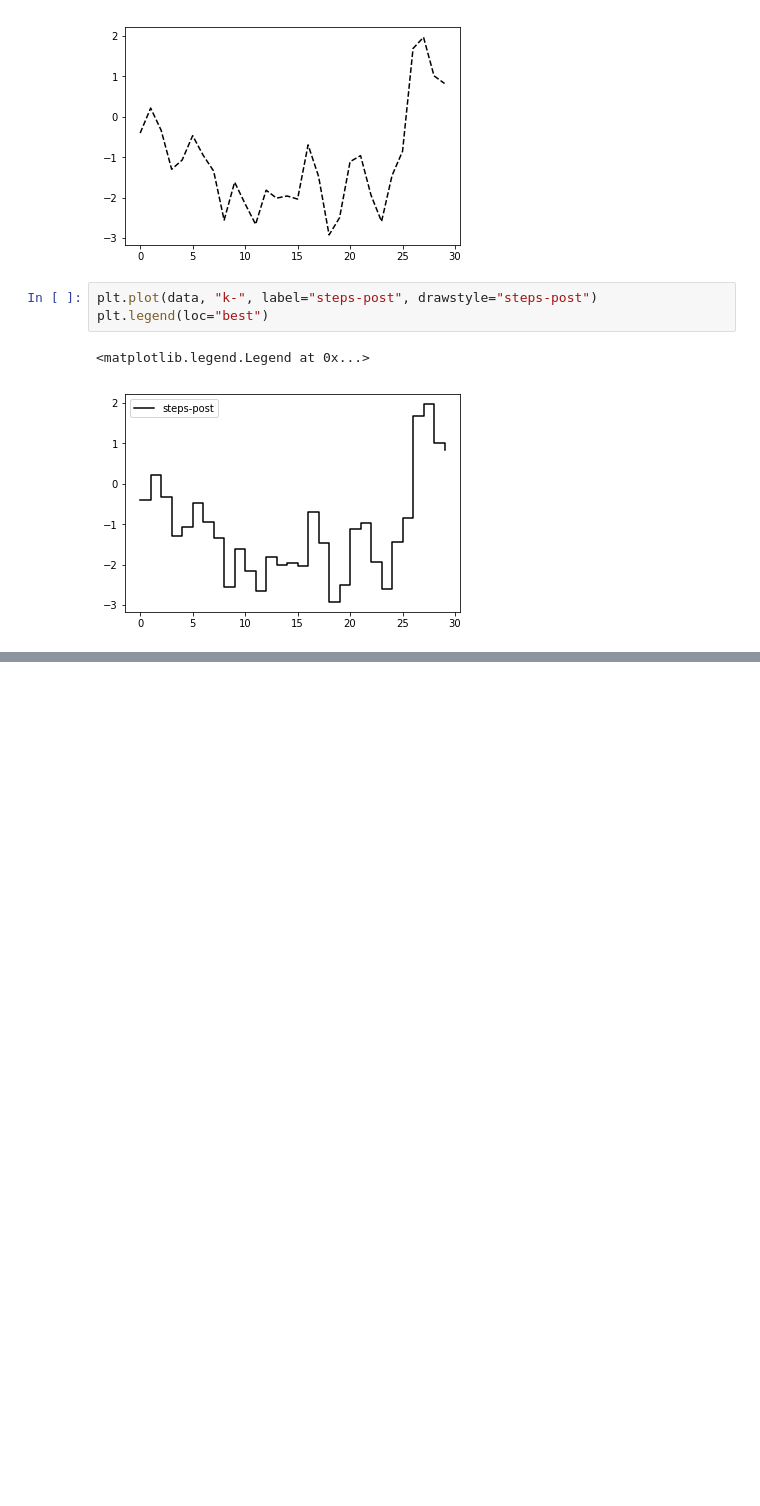
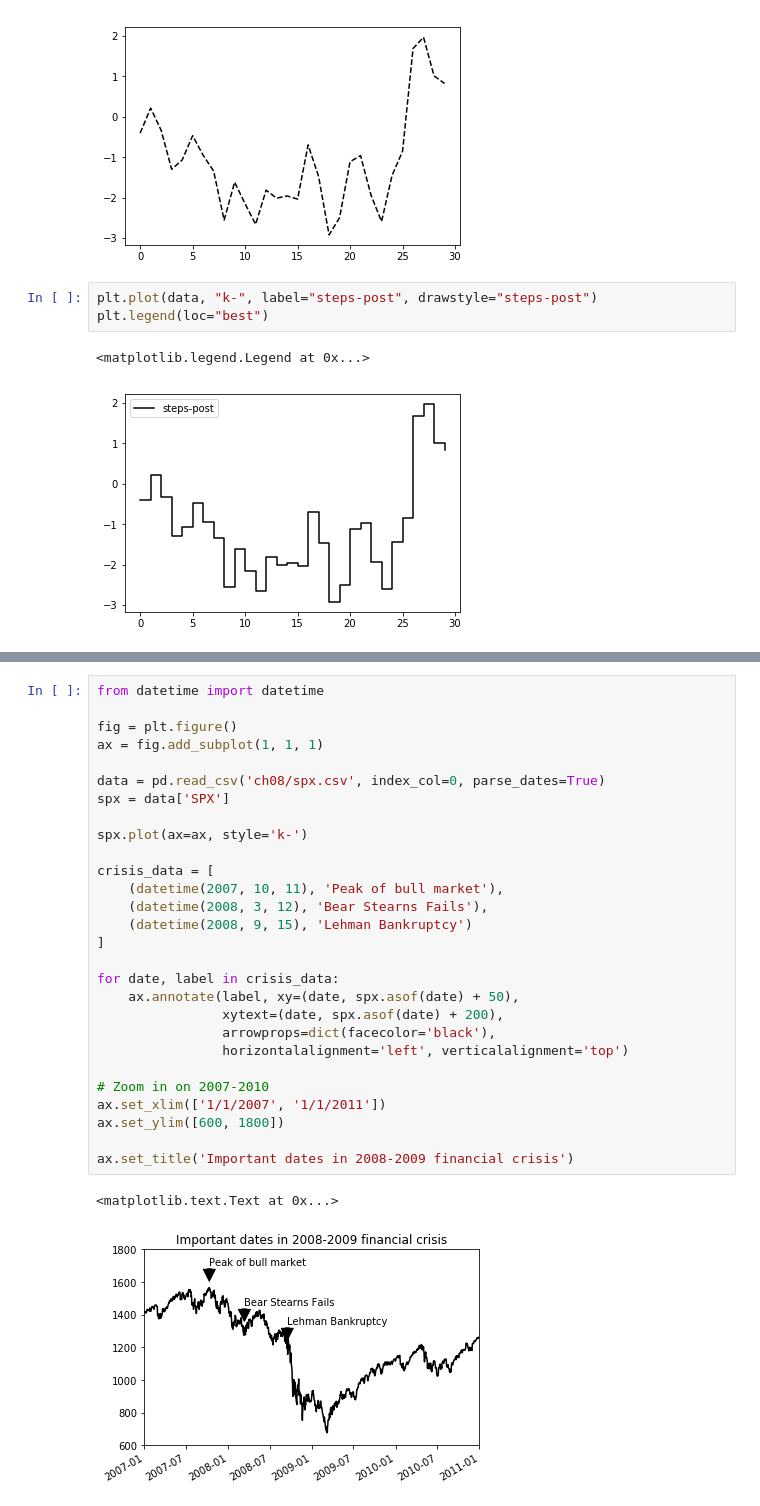
Before and after one commit to imouren/imouren.github.io, a Jupyter notebook: _drafts/绘图和可视化.ipynb, the cells around one changed output, grey strips where cells are left out. Cells and saved outputs as stored; diff of their text form; blank space fills up the shorter version.

```diff
--- a/_drafts/绘图和可视化.ipynb
+++ b/_drafts/绘图和可视化.ipynb
@@ -123,0 +176,31 @@ plt.legend(loc="best")
+# %%
+from datetime import datetime
+
+fig = plt.figure()
+ax = fig.add_subplot(1, 1, 1)
+
+data = pd.read_csv('ch08/spx.csv', index_col=0, parse_dates=True)
+spx = data['SPX']
+
+spx.plot(ax=ax, style='k-')
+
+crisis_data = [
+    (datetime(2007, 10, 11), 'Peak of bull market'),
+    (datetime(2008, 3, 12), 'Bear Stearns Fails'),
+    (datetime(2008, 9, 15), 'Lehman Bankruptcy')
+]
+
+for date, label in crisis_data:
+    ax.annotate(label, xy=(date, spx.asof(date) + 50),
+                xytext=(date, spx.asof(date) + 200),
+                arrowprops=dict(facecolor='black'),
+                horizontalalignment='left', verticalalignment='top')
+
+# Zoom in on 2007-2010
+ax.set_xlim(['1/1/2007', '1/1/2011'])
+ax.set_ylim([600, 1800])
+
+ax.set_title('Important dates in 2008-2009 financial crisis')
+# %% [output]
+<matplotlib.text.Text at 0x...>
+[figure, added]
```
Also changed, not shown: parts of 41 cells of this notebook, 17 other files.
